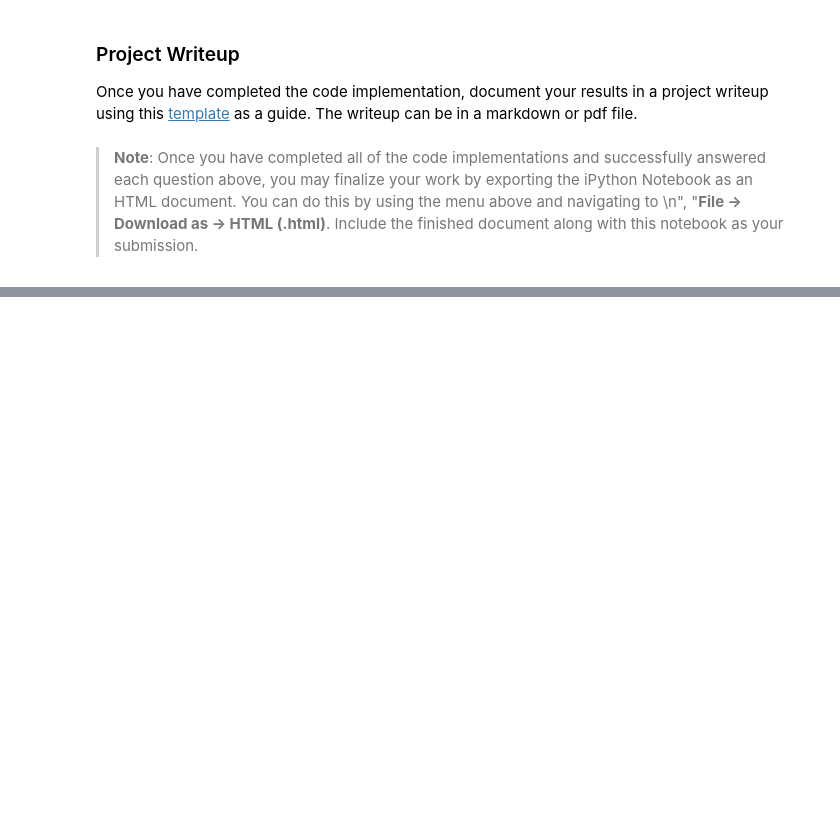
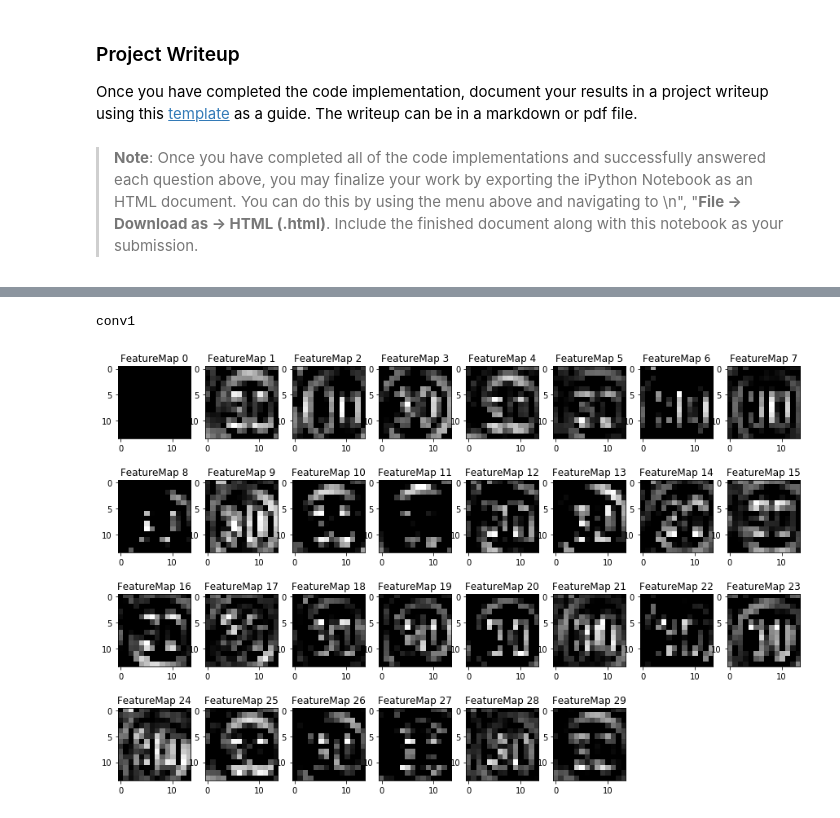
Before and after one commit to udacity/CarND-Traffic-Sign-Classifier-Project, a Jupyter notebook: Traffic_Sign_Classifier.ipynb, the cells around one changed output, grey strips where cells are left out. Cells and saved outputs as stored; diff of their text form; code cells hidden in the pictures; blank space fills up the shorter version.

```diff
--- a/Traffic_Sign_Classifier.ipynb
+++ b/Traffic_Sign_Classifier.ipynb
@@ -140,0 +457,8 @@ sets imply underfitting. A high accuracy on the training set but low accuracy on
+# %%
+# Test the model
+with tf.Session() as sess:
+    saver = tf.train.import_meta_graph('my_model.meta')
+    saver.restore(sess,tf.train.latest_checkpoint('./'))
+
+    test_accuracy = evaluate(norm_x_test, y_test)
+    print("Test Accuracy = {:.3f}".format(test_accuracy))
@@ -159,0 +509,10 @@ You may find `signnames.csv` useful as it contains mappings from the class id (i
+# %%
+### Calculate the accuracy for these 5 new images.
+### For example, if the model predicted 1 out of 5 signs correctly, it's 20% accurate on these new images.
+test_labels = [1, 33, 11, 18, 12]
+
+with tf.Session() as sess:
+    saver = tf.train.import_meta_graph('my_model.meta')
+    saver.restore(sess,tf.train.latest_checkpoint('./'))
+    accuracy = sess.run(accuracy_operation, feed_dict={x: test_images, y: test_labels, keep_prob: 1.0})
+    print("Validation Accuracy = {:.3f}".format(accuracy))
@@ -205,3 +601,15 @@ Looking just at the first row we get `[ 0.34763842,  0.24879643,  0.12789202]`,
 # %%
 ### Print out the top five softmax probabilities for the predictions on the German traffic sign images found on the web.
 ### Feel free to use as many code cells as needed.
+
+
+with tf.Session() as sess:
+    saver = tf.train.import_meta_graph('my_model.meta')
+    saver.restore(sess,tf.train.latest_checkpoint('./'))
+
+    prob = tf.nn.softmax(logits)
+
+    for i in range(5):
+        probability = sess.run(prob,feed_dict = {x: [test_images[i]], keep_prob: 1.0})
+        result = sess.run(tf.nn.top_k(tf.constant(probability), k=5))
+        print(result)
@@ -234,29 +653,44 @@ For an example of what feature map outputs look like, check out NVIDIA's results
 # %%
 ### Visualize your network's feature maps here.
 ### Feel free to use as many code cells as needed.
 
 # image_input: the test image being fed into the network to produce the feature maps
 # tf_activation: should be a tf variable name used during your training procedure that represents the calculated state of a specific weight layer
 # activation_min/max: can be used to view the activation contrast in more detail, by default matplot sets min and max to the actual min and max values of the output
 # plt_num: used to plot out multiple different weight feature map sets on the same block, just extend the plt number for each new feature map entry
 
 def outputFeatureMap(image_input, tf_activation, activation_min=-1, activation_max=-1 ,plt_num=1):
     # Here make sure to preprocess your image_input in a way your network expects
     # with size, normalization, ect if needed
     # image_input =
     # Note: x should be the same name as your network's tensorflow data placeholder variable
     # If you get an error tf_activation is not defined it may be having trouble accessing the variable from inside a function
     activation = tf_activation.eval(session=sess,feed_dict={x : image_input})
     featuremaps = activation.shape[3]
     plt.figure(plt_num, figsize=(15,15))
     for featuremap in range(featuremaps):
         plt.subplot(6,8, featuremap+1) # sets the number of feature maps to show on each row and column
         plt.title('FeatureMap ' + str(featuremap)) # displays the feature map number
         if activation_min != -1 & activation_max != -1:
             plt.imshow(activation[0,:,:, featuremap], interpolation="nearest", vmin =activation_min, vmax=activation_max, cmap="gray")
         elif activation_max != -1:
             plt.imshow(activation[0,:,:, featuremap], interpolation="nearest", vmax=activation_max, cmap="gray")
         elif activation_min !=-1:
             plt.imshow(activation[0,:,:, featuremap], interpolation="nearest", vmin=activation_min, cmap="gray")
         else:
             plt.imshow(activation[0,:,:, featuremap], interpolation="nearest", cmap="gray")
+
+
+
+with tf.Session() as sess:
+    saver = tf.train.import_meta_graph('my_model.meta')
+    saver.restore(sess,tf.train.latest_checkpoint('./'))
+
+    graph = tf.get_default_graph()
+
+    conv1 = graph.get_tensor_by_name("conv1_layer:0")
+    print('conv1')
+    outputFeatureMap(test_images, conv1)
+# %% [output]
+conv1
+[figure, added]
```
Also changed, not shown: parts of 24 cells of this notebook, 24 other files.
